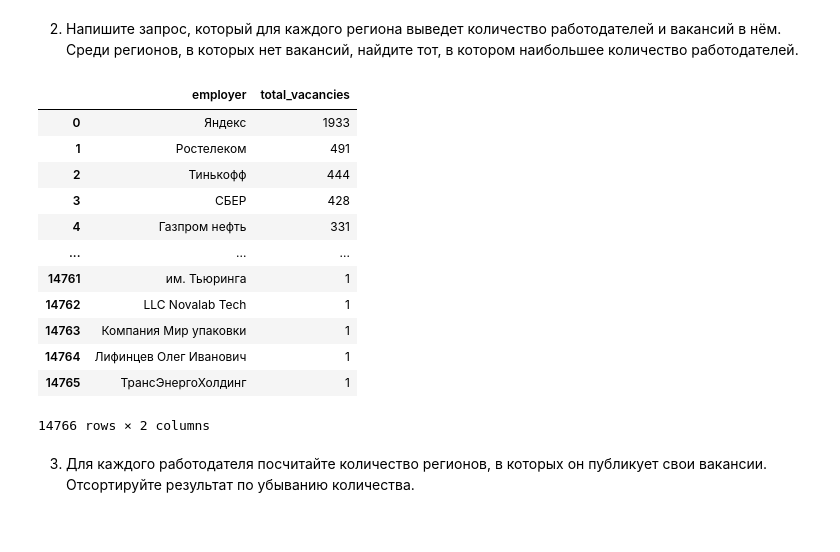
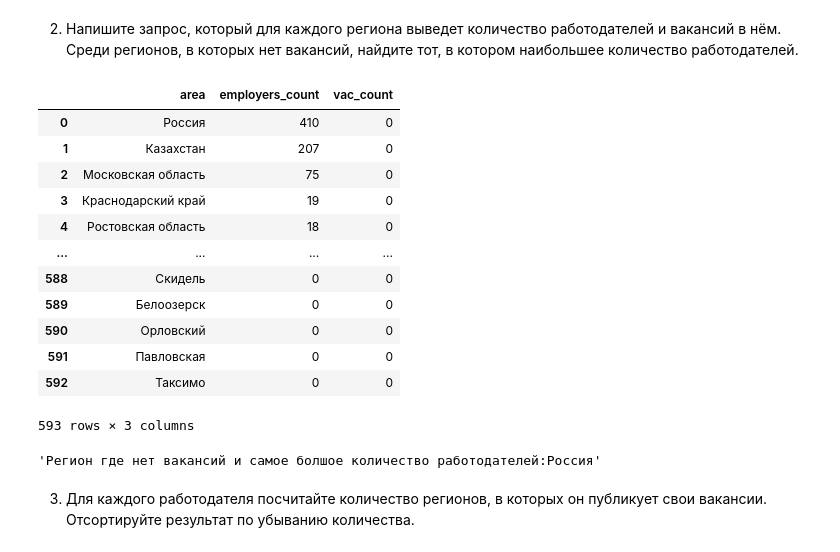
Before and after one commit to AntonYurkovskiy/Project_2_SQL_hh_analiysis, a Jupyter notebook: Project_2_Ноутбук_шаблон.ipynb, the cells around one changed output. Cells and saved outputs as stored; diff of their text form; code cells hidden in the pictures.

```diff
--- a/Project_2_Ноутбук_шаблон.ipynb
+++ b/Project_2_Ноутбук_шаблон.ipynb
@@ -296,31 +296,39 @@ display(df_5_1)
 # %%
 # текст запроса
 query_5_2 = f'''select
-                    e.name as employer,
-                    count(v.id) as total_vacancies
-                from vacancies as v
-                    join employers as e on v.employer_id = e.id
-                group by e.name
-                order by count(v.id) desc
+                    a.name area,
+                    count(e.id) employers_count,
+                    count(v.id) vac_count
+                from  areas a
+                    left join employers e on a.id = e.area
+                    left join vacancies v on a.id = v.area_id
+                where v.name is null
+                group by a.id
+
+                order by 2 desc
             '''
 # %%
 # результат запроса
-df_5_2 = pd.read_sql_query(query_5_1, connection)
+df_5_2 = pd.read_sql_query(query_5_2, connection)
 display(df_5_2)
 # %% [output]
-|  | employer | total_vacancies |
-| 0 | Яндекс | 1933 |
-| 1 | Ростелеком | 491 |
-| 2 | Тинькофф | 444 |
-| 3 | СБЕР | 428 |
-| 4 | Газпром нефть | 331 |
-| ... | ... | ... |
-| 14761 | им. Тьюринга | 1 |
-| 14762 | LLC Novalab Tech | 1 |
-| 14763 | Компания Мир упаковки | 1 |
-| 14764 | Лифинцев Олег Иванович | 1 |
-| 14765 | ТрансЭнергоХолдинг | 1 |
+|  | area | employers_count | vac_count |
+| 0 | Россия | 410 | 0 |
+| 1 | Казахстан | 207 | 0 |
+| 2 | Московская область | 75 | 0 |
+| 3 | Краснодарский край | 19 | 0 |
+| 4 | Ростовская область | 18 | 0 |
+| ... | ... | ... | ... |
+| 588 | Скидель | 0 | 0 |
+| 589 | Белоозерск | 0 | 0 |
+| 590 | Орловский | 0 | 0 |
+| 591 | Павловская | 0 | 0 |
+| 592 | Таксимо | 0 | 0 |
-14766 rows × 2 columns
+593 rows × 3 columns
+# %%
+display(f'Регион где нет вакансий и самое болшое количество работодателей:{df_5_2.iloc[0,0]}')
+# %% [output]
+'Регион где нет вакансий и самое болшое количество работодателей:Россия'
 # %% [markdown]
 3. Для каждого работодателя посчитайте количество регионов, в которых он публикует свои вакансии. Отсортируйте результат по убыванию количества.
 # %%
```
Also changed, not shown: parts of 8 cells of this notebook.
